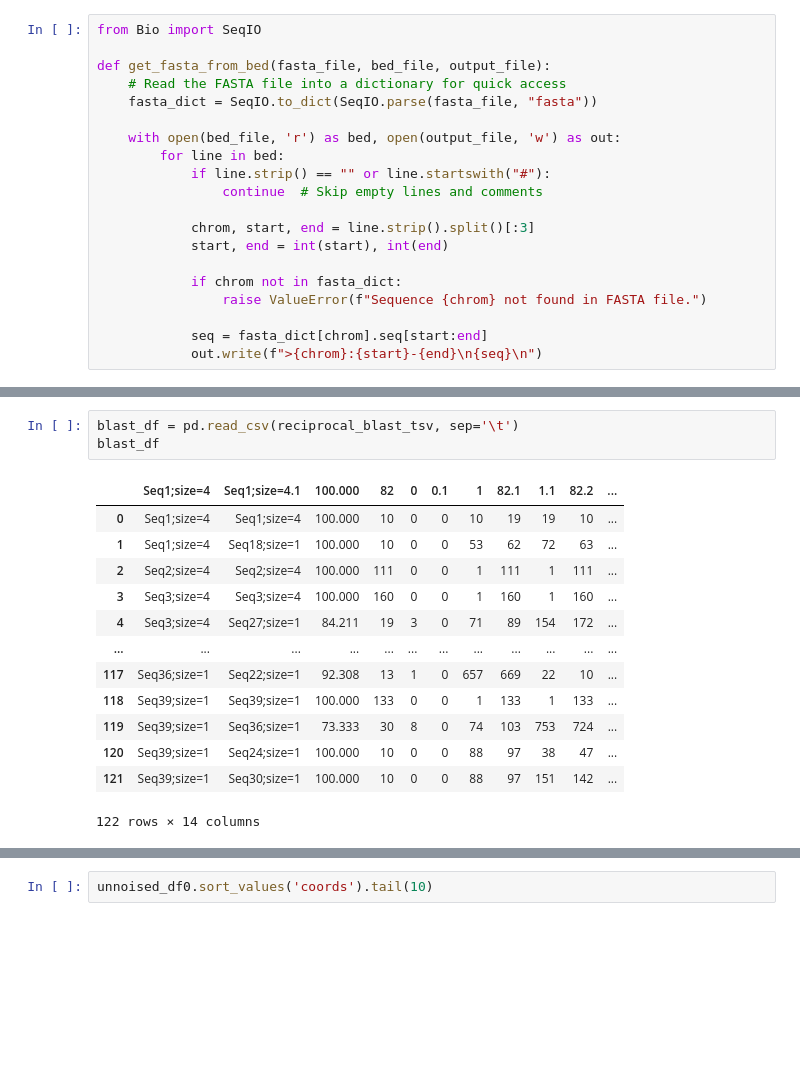
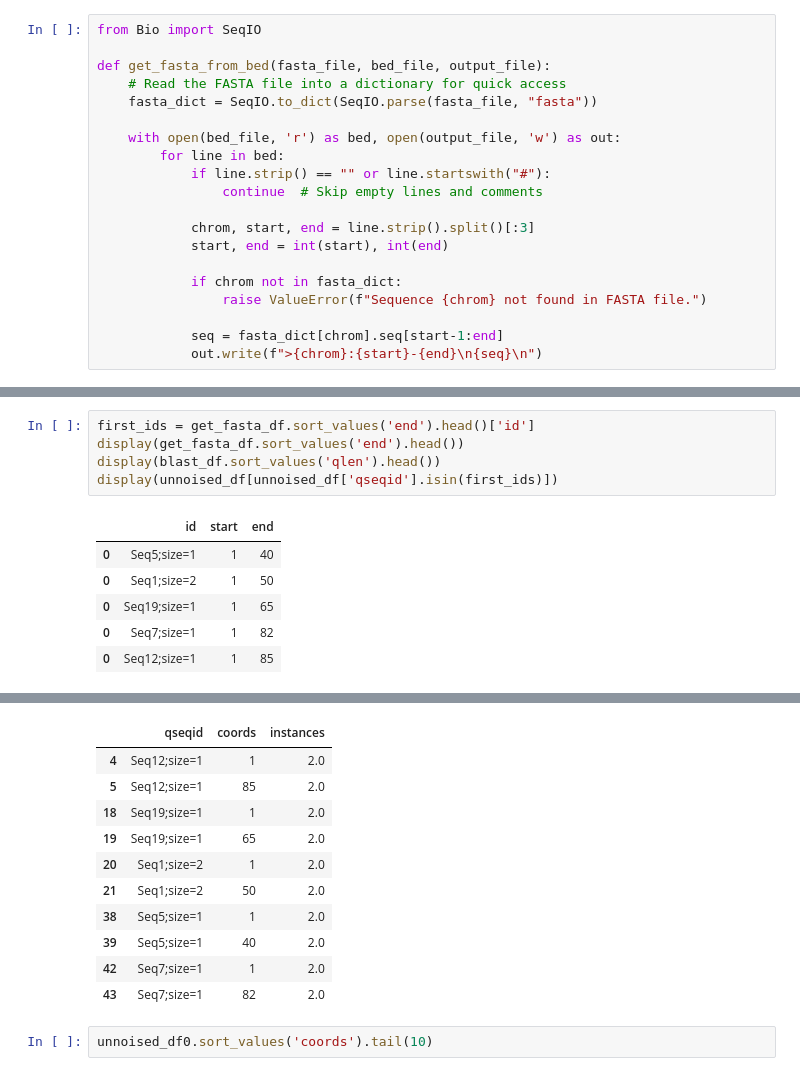
Before and after one commit to JPereira199/OE1, a Jupyter notebook: Scripts/define_blocks.ipynb, the cells around one changed output, grey strips where cells are left out. Drawn from its saved outputs; the diff is of its cells as text; blank space fills up the shorter version.

```diff
--- a/Scripts/define_blocks.ipynb
+++ b/Scripts/define_blocks.ipynb
@@ -123,7 +185,7 @@ def get_fasta_from_bed(fasta_file, bed_file, output_file):
             if chrom not in fasta_dict:
                 raise ValueError(f"Sequence {chrom} not found in FASTA file.")
 
-            seq = fasta_dict[chrom].seq[start:end]
+            seq = fasta_dict[chrom].seq[start-1:end]
             out.write(f">{chrom}:{start}-{end}\n{seq}\n")
 # %%
 
@@ -266,17 +337,12 @@ Executing command: vsearch --cluster_size /home/jpereira/OEs/Results/OE1/NamSeqs
 # %%
-blast_df = pd.read_csv(reciprocal_blast_tsv, sep='\t')
-blast_df
+first_ids = get_fasta_df.sort_values('end').head()['id']
+display(get_fasta_df.sort_values('end').head())
+display(blast_df.sort_values('qlen').head())
+display(unnoised_df[unnoised_df['qseqid'].isin(first_ids)])
 # %% [output]
-|  | Seq1;size=4 | Seq1;size=4.1 | 100.000 | 82 | 0 | 0.1 | 1 | 82.1 | 1.1 | 82.2 | ... |
-| 0 | Seq1;size=4 | Seq1;size=4 | 100.000 | 10 | 0 | 0 | 10 | 19 | 19 | 10 | ... |
-| 1 | Seq1;size=4 | Seq18;size=1 | 100.000 | 10 | 0 | 0 | 53 | 62 | 72 | 63 | ... |
-| 2 | Seq2;size=4 | Seq2;size=4 | 100.000 | 111 | 0 | 0 | 1 | 111 | 1 | 111 | ... |
-| 3 | Seq3;size=4 | Seq3;size=4 | 100.000 | 160 | 0 | 0 | 1 | 160 | 1 | 160 | ... |
-| 4 | Seq3;size=4 | Seq27;size=1 | 84.211 | 19 | 3 | 0 | 71 | 89 | 154 | 172 | ... |
-| ... | ... | ... | ... | ... | ... | ... | ... | ... | ... | ... | ... |
-| 117 | Seq36;size=1 | Seq22;size=1 | 92.308 | 13 | 1 | 0 | 657 | 669 | 22 | 10 | ... |
-| 118 | Seq39;size=1 | Seq39;size=1 | 100.000 | 133 | 0 | 0 | 1 | 133 | 1 | 133 | ... |
-| 119 | Seq39;size=1 | Seq36;size=1 | 73.333 | 30 | 8 | 0 | 74 | 103 | 753 | 724 | ... |
-| 120 | Seq39;size=1 | Seq24;size=1 | 100.000 | 10 | 0 | 0 | 88 | 97 | 38 | 47 | ... |
-| 121 | Seq39;size=1 | Seq30;size=1 | 100.000 | 10 | 0 | 0 | 88 | 97 | 151 | 142 | ... |
+|  | id | start | end |
+| 0 | Seq5;size=1 | 1 | 40 |
+| 0 | Seq1;size=2 | 1 | 50 |
+| 0 | Seq19;size=1 | 1 | 65 |
+| 0 | Seq7;size=1 | 1 | 82 |
+| 0 | Seq12;size=1 | 1 | 85 |
-122 rows × 14 columns
@@ -283,3 +355,14 @@ blast_df
+|  | qseqid | coords | instances |
+| 4 | Seq12;size=1 | 1 | 2.0 |
+| 5 | Seq12;size=1 | 85 | 2.0 |
+| 18 | Seq19;size=1 | 1 | 2.0 |
+| 19 | Seq19;size=1 | 65 | 2.0 |
+| 20 | Seq1;size=2 | 1 | 2.0 |
+| 21 | Seq1;size=2 | 50 | 2.0 |
+| 38 | Seq5;size=1 | 1 | 2.0 |
+| 39 | Seq5;size=1 | 40 | 2.0 |
+| 42 | Seq7;size=1 | 1 | 2.0 |
+| 43 | Seq7;size=1 | 82 | 2.0 |
 # %%
 unnoised_df0.sort_values('coords').tail(10)
 # %% [output]
```
Also changed, not shown: parts of 5 cells of this notebook, 14 other files.
